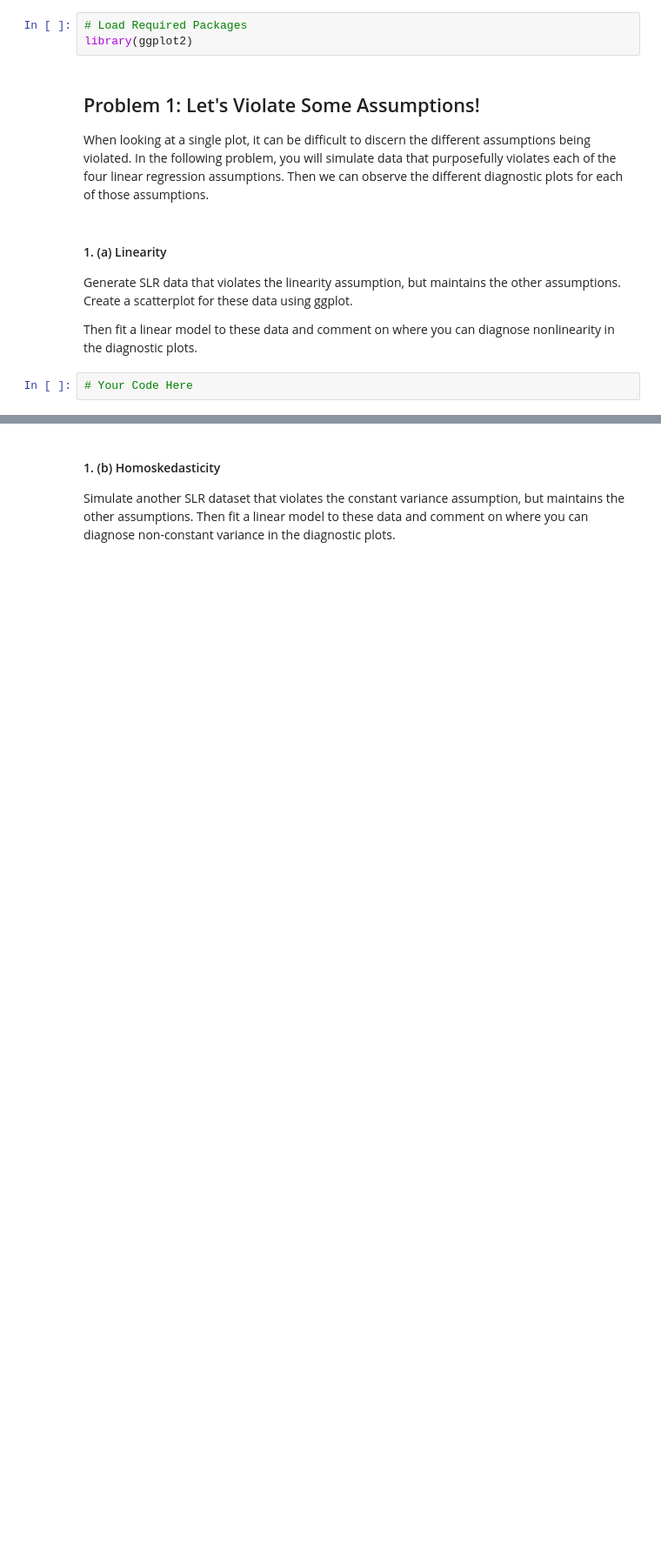
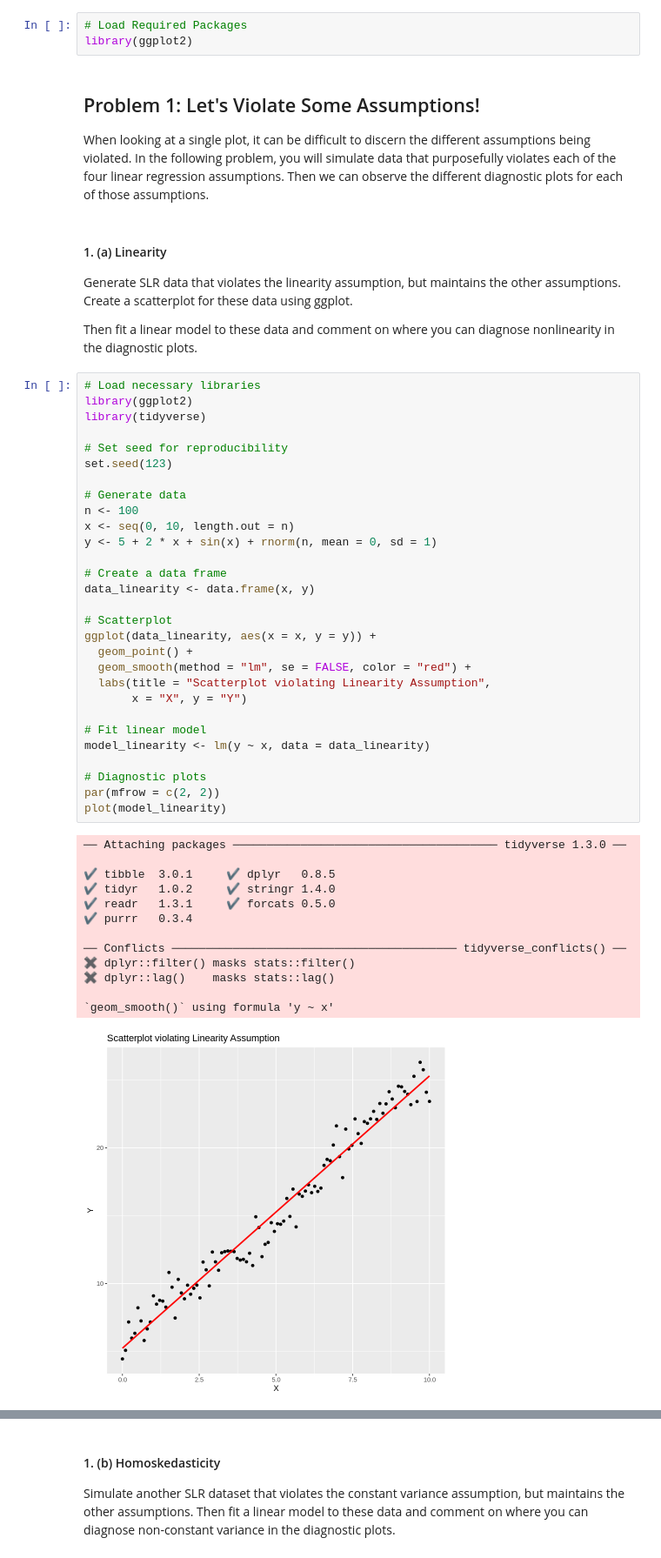
Before and after one commit to dennislamcv1/UniofColStatsModel, a Jupyter notebook: Modern Regression Analysis in R/C1M5_peer_reviewed.ipynb, the cells around one changed output, grey strips where cells are left out. Shown at 87% size. Saved outputs shown, nothing was run; the diff lists cells and outputs as text; blank space fills up the shorter version.

```diff
--- a/Modern Regression Analysis in R/C1M5_peer_reviewed.ipynb
+++ b/Modern Regression Analysis in R/C1M5_peer_reviewed.ipynb
@@ -26,5 +26,46 @@ When looking at a single plot, it can be difficult to discern the different assu
 Generate SLR data that violates the linearity assumption, but maintains the other assumptions. Create a scatterplot for these data using ggplot.
 
 Then fit a linear model to these data and comment on where you can diagnose nonlinearity in the diagnostic plots.
-# %%
-# Your Code Here
+# %%
+# Load necessary libraries
+library(ggplot2)
+library(tidyverse)
+
+# Set seed for reproducibility
+set.seed(123)
+
+# Generate data
+n <- 100
+x <- seq(0, 10, length.out = n)
+y <- 5 + 2 * x + sin(x) + rnorm(n, mean = 0, sd = 1)
+
+# Create a data frame
+data_linearity <- data.frame(x, y)
+
+# Scatterplot
+ggplot(data_linearity, aes(x = x, y = y)) +
+  geom_point() +
+  geom_smooth(method = "lm", se = FALSE, color = "red") +
+  labs(title = "Scatterplot violating Linearity Assumption",
+       x = "X", y = "Y")
+
+# Fit linear model
+model_linearity <- lm(y ~ x, data = data_linearity)
+
+# Diagnostic plots
+par(mfrow = c(2, 2))
+plot(model_linearity)
+# %% [output]
+── Attaching packages ─────────────────────────────────────── tidyverse 1.3.0 ──
+
+✔ tibble  3.0.1     ✔ dplyr   0.8.5
+✔ tidyr   1.0.2     ✔ stringr 1.4.0
+✔ readr   1.3.1     ✔ forcats 0.5.0
+✔ purrr   0.3.4
+
+── Conflicts ────────────────────────────────────────── tidyverse_conflicts() ──
+✖ dplyr::filter() masks stats::filter()
+✖ dplyr::lag()    masks stats::lag()
+
+`geom_smooth()` using formula 'y ~ x'
+[figure, added]
```
Also changed, not shown: parts of 23 cells of this notebook, 5 other files.
